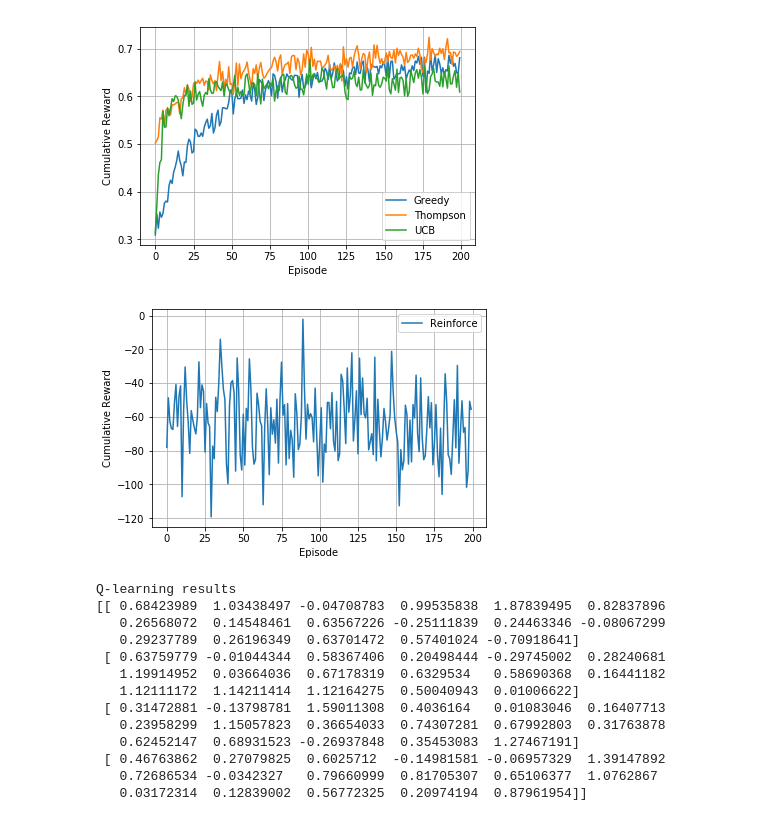
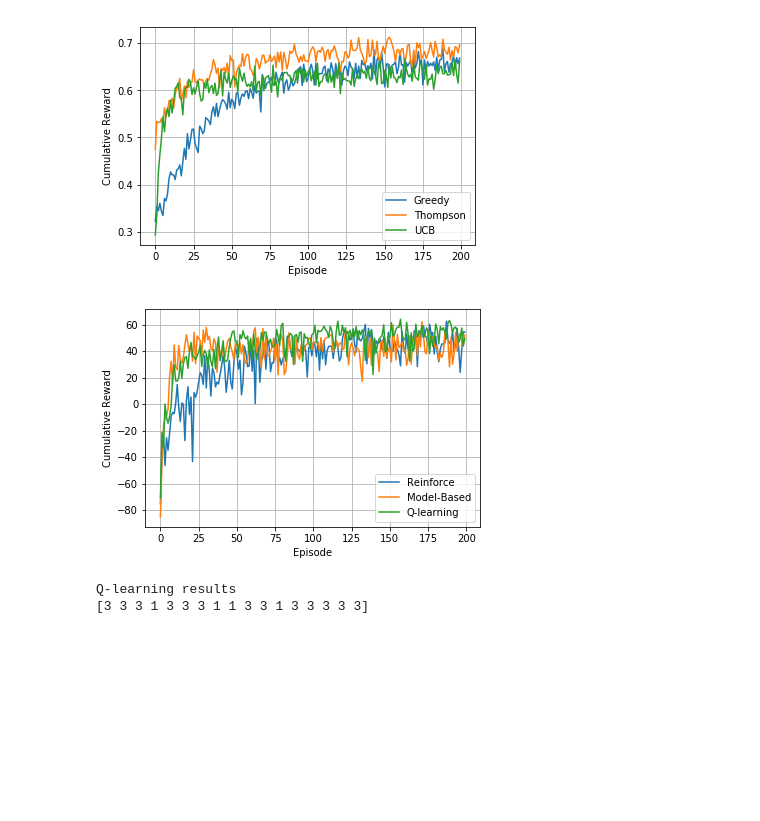
Before and after one commit to GenesisXYL/CS885, a Jupyter notebook: part1.ipynb, the cells around one changed output. Saved outputs shown, nothing was run; the diff lists cells and outputs as text; code cells hidden in the pictures; blank space fills up the shorter version.

```diff
--- a/part1.ipynb
+++ b/part1.ipynb
@@ -560,7 +560,7 @@ class RL2:
             while step < nSteps:
                 #action
                 action = self.sampleSoftmaxPolicy(policyParams,state)
-
+                #print(action)
                 # reward and nextState from true model
                 [reward, nextState] = self.sampleRewardAndNextState(state,action)
                 cul_reward = cul_reward+reward*self.mdp.discount**step
@@ -576,8 +576,14 @@ class RL2:
             while step < nSteps:
                 future_rewards = history[step:, 2]
                 discounts = np.zeros((nSteps-step,1))
-                discounts = [np.power(self.mdp.discount, i-step) for i in range(step, nSteps)]
-                G_n = np.dot(discount, future_rewards)
+                for i in range(nSteps-step):
+                    discounts[i] = np.power(self.mdp.discount, i)
+                G_n = 0
+                #print(discounts.shape)
+                #print(future_rewards.shape)
+                for i in range(nSteps-step):
+                    G_n = G_n+discounts[i]*future_rewards[i]
+                #print(G_n)
 
                 #update policy
                 s_n = history[step, 0]
@@ -594,12 +600,14 @@ class RL2:
 
                 #print(gradient.shape)
 
-                alpha = 0.1
+                alpha = 0.01
                 #print(alpha)
                 #print((policyParams[:,s_n]+alpha*np.power(self.mdp.discount, step)*gradient).shape)
                 #print((alpha*np.power(self.mdp.discount, step)*gradient).shape)
-                policyParams[:,s_n] = policyParams[:,s_n]+np.reshape(alpha*np.power(self.mdp.discount, step)*gradient,(policyParams[:,s_n]).shape)
-
+                #print(gradient)
+                policyParams[:,s_n] = policyParams[:,s_n]+np.reshape(alpha*np.power(self.mdp.discount, step)
+                                                                     *G_n*gradient,(policyParams[:,s_n]).shape)
+                #print(policyParams[:,s_n])
                 step = step + 1
 
             episode = episode + 1
@@ -736,7 +744,7 @@ plt.xlabel("Episode")
 plt.ylabel("Cumulative Reward")
 plt.show()
 # %% [output]
-[figure, old version]
+[figure, new version]
 # %%
 import numpy as np
 import matplotlib.pyplot as plt
@@ -1055,47 +1063,36 @@ plt.plot(range(200),np.mean(cul_rewards, axis=0), label='Reinforce')
 
 #print("\nREINFORCE results")
 #print(policy)
-'''
+
 # Test model-based RL
 cul_rewards=[]
 for i in range(10):
     [policy, cul_reward] = rlProblem.modelBasedRL(s0=0,defaultT=np.ones([mdp.nActions,mdp.nStates,mdp.nStates])/mdp.nStates,initialR=np.zeros([mdp.nActions,mdp.nStates]),nEpisodes=200,nSteps=100,epsilon=0.3)
     cul_rewards.append(cul_reward)
 plt.plot(range(200),np.mean(cul_rewards, axis=0), label='Model-Based')
 
 
 #print("\nmodel-based RL results")
 #print(policy)
 
 # Test Q-learning
 cul_rewards=[]
 for i in range(10):
     [_,_,cul_reward] = rlProblem.qLearning(s0=0,initialQ=np.zeros([mdp.nActions,mdp.nStates]),nEpisodes=200,nSteps=100,epsilon=0.05)
     cul_rewards.append(cul_reward)
 plt.plot(range(200),np.mean(cul_rewards, axis=0), label='Q-learning')
-'''
+
 
 plt.grid()
 plt.legend()
 plt.title("")
 plt.xlabel("Episode")
 plt.ylabel("Cumulative Reward")
 plt.show()
 
 print("\nQ-learning results")
 print(policy)
 # %% [output]
-[figure, old version]
+[figure, new version]
 Q-learning results
-[[ 0.68423989  1.03438497 -0.04708783  0.99535838  1.87839495  0.82837896
-   0.26568072  0.14548461  0.63567226 -0.25111839  0.24463346 -0.08067299
-   0.29237789  0.26196349  0.63701472  0.57401024 -0.70918641]
- [ 0.63759779 -0.01044344  0.58367406  0.20498444 -0.29745002  0.28240681
-   1.19914952  0.03664036  0.67178319  0.6329534   0.58690368  0.16441182
-   1.12111172  1.14211414  1.12164275  0.50040943  0.01006622]
- [ 0.31472881 -0.13798781  1.59011308  0.4036164   0.01083046  0.16407713
-   0.23958299  1.15057823  0.36654033  0.74307281  0.67992803  0.31763878
-   0.62452147  0.68931523 -0.26937848  0.35453083  1.27467191]
- [ 0.46763862  0.27079825  0.6025712  -0.14981581 -0.06957329  1.39147892
-   0.72686534 -0.0342327   0.79660999  0.81705307  0.65106377  1.0762867
-   0.03172314  0.12839002  0.56772325  0.20974194  0.87961954]]
+[3 3 3 1 3 3 3 1 1 3 3 1 3 3 3 3 3]
```
Also changed, not shown: parts of 1 cell of this notebook.
